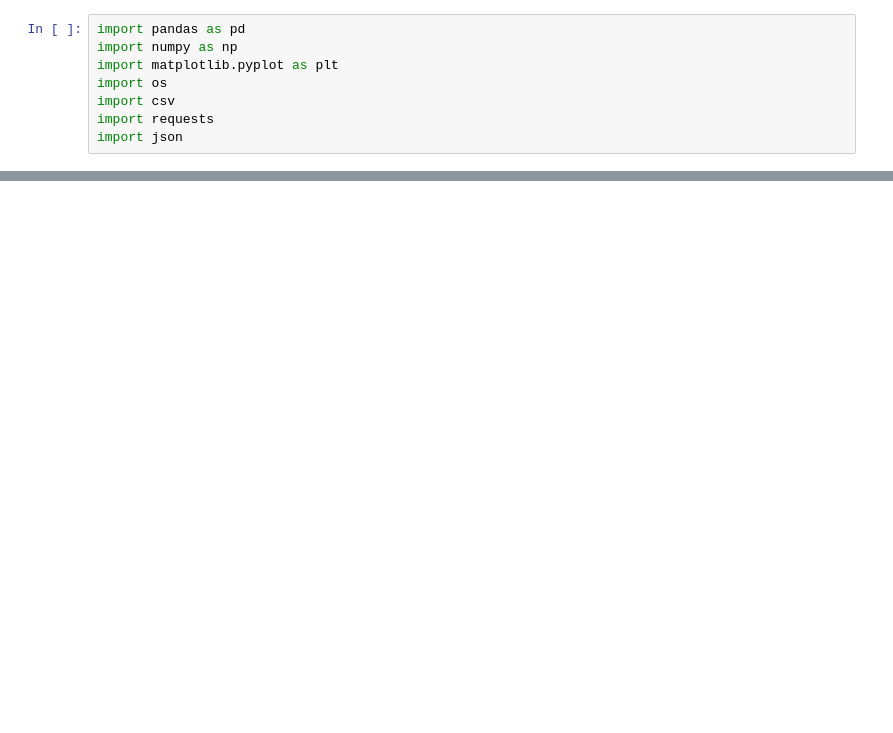
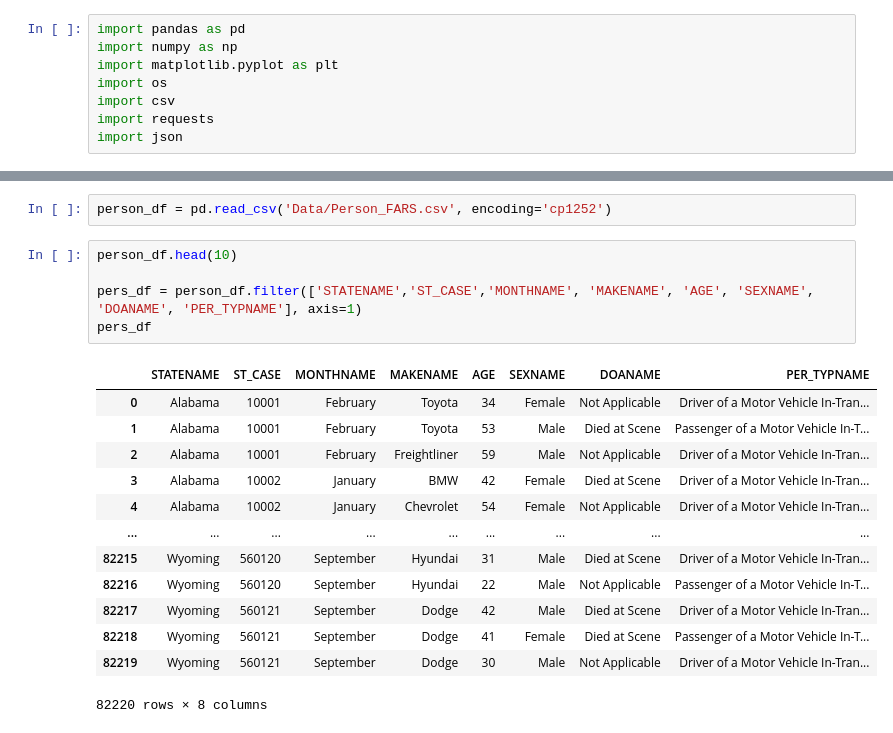
Before and after one commit to tommyjohnny36/Crash-Dummies-2.0, a Jupyter notebook: people_df.ipynb, the cells around one changed output, grey strips where cells are left out. Drawn from its saved outputs; the diff is of its cells as text; blank space fills up the shorter version.

```diff
--- a/people_df.ipynb
+++ b/people_df.ipynb
@@ -12,0 +83,21 @@ per_aux_df = pd.read_csv('Data/PER_AUX.csv', encoding='cp1252')
+# %%
+person_df = pd.read_csv('Data/Person_FARS.csv', encoding='cp1252')
+# %%
+person_df.head(10)
+
+pers_df = person_df.filter(['STATENAME','ST_CASE','MONTHNAME', 'MAKENAME', 'AGE', 'SEXNAME', 'DOANAME', 'PER_TYPNAME'], axis=1)
+pers_df
+# %% [output]
+|  | STATENAME | ST_CASE | MONTHNAME | MAKENAME | AGE | SEXNAME | DOANAME | PER_TYPNAME |
+| 0 | Alabama | 10001 | February | Toyota | 34 | Female | Not Applicable | Driver of a Motor Vehicle In-Tran... |
+| 1 | Alabama | 10001 | February | Toyota | 53 | Male | Died at Scene | Passenger of a Motor Vehicle In-T... |
+| 2 | Alabama | 10001 | February | Freightliner | 59 | Male | Not Applicable | Driver of a Motor Vehicle In-Tran... |
+| 3 | Alabama | 10002 | January | BMW | 42 | Female | Died at Scene | Driver of a Motor Vehicle In-Tran... |
+| 4 | Alabama | 10002 | January | Chevrolet | 54 | Female | Not Applicable | Driver of a Motor Vehicle In-Tran... |
+| ... | ... | ... | ... | ... | ... | ... | ... | ... |
+| 82215 | Wyoming | 560120 | September | Hyundai | 31 | Male | Died at Scene | Driver of a Motor Vehicle In-Tran... |
+| 82216 | Wyoming | 560120 | September | Hyundai | 22 | Male | Not Applicable | Passenger of a Motor Vehicle In-T... |
+| 82217 | Wyoming | 560121 | September | Dodge | 42 | Male | Died at Scene | Driver of a Motor Vehicle In-Tran... |
+| 82218 | Wyoming | 560121 | September | Dodge | 41 | Female | Died at Scene | Passenger of a Motor Vehicle In-T... |
+| 82219 | Wyoming | 560121 | September | Dodge | 30 | Male | Not Applicable | Driver of a Motor Vehicle In-Tran... |
+82220 rows × 8 columns
```
Also changed, not shown: parts of 13 cells of this notebook, 1 other file.
